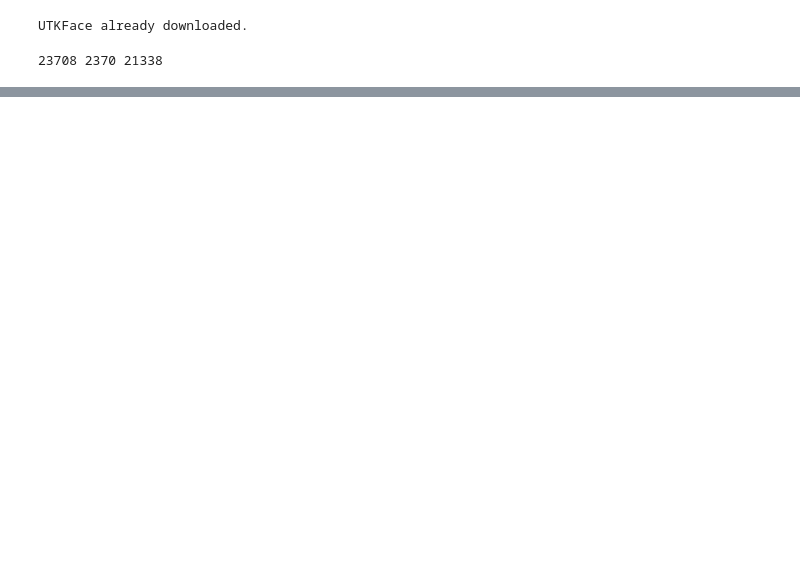
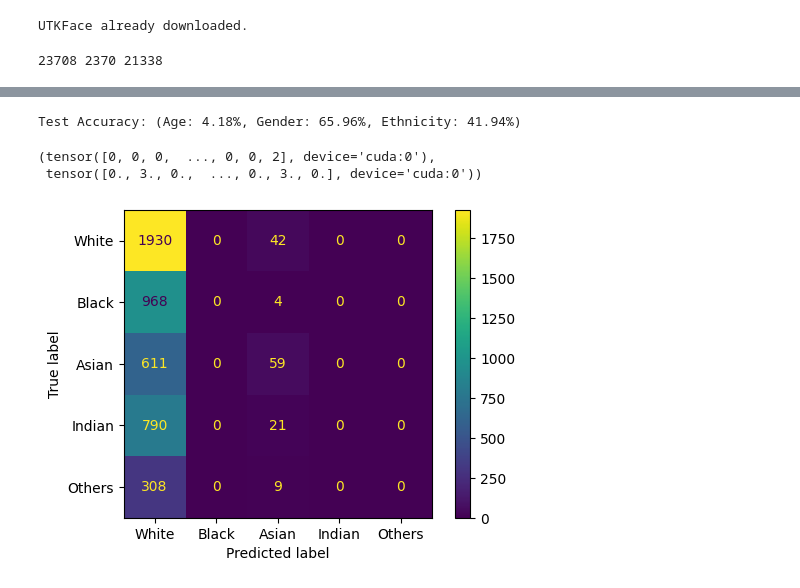
Before and after one commit to IsakLundstrom/D7047E_Exercises_and_Project, a Jupyter notebook: Project/train.ipynb, the cells around one changed output, grey strips where cells are left out. Saved outputs shown, nothing was run; the diff lists cells and outputs as text; code cells hidden in the pictures; blank space fills up the shorter version.

Commit message:
Model can run now :)

```diff
--- a/Project/train.ipynb
+++ b/Project/train.ipynb
@@ -165,15 +110,14 @@ class ResNetModel(nn.Module):
     def forward(self, x):
         resOut = F.relu(self.resnet.forward(x))
         ageOut = self.ageFc.forward(resOut)
-        #genderOut = self.ageFc.forward(resOut)
-        ethnicityOut = self.ageFc.forward(resOut)
-        genderOut = F.sigmoid(self.ageFc.forward(resOut))
-        #ethnicityOut = F.softmax(self.ageFc.forward(resOut))
+        #genderOut = self.genderFc.forward(resOut)
+        ethnicityOut = self.ethnicityFc.forward(resOut)
+        genderOut = F.sigmoid(self.genderFc.forward(resOut))
+        #ethnicityOut = F.softmax(self.ethnicityFc.forward(resOut))
         return ageOut, genderOut, ethnicityOut
 # %%
 # ResNetModel()
 # %%
-
 def lossAge(predictAge, targetAge):
     loss = F.mse_loss(predictAge, targetAge)
     return loss
@@ -194,7 +138,7 @@ def lossFunction(predictAge, predictGender, predictEthnicity, targetAge, targetG
     genderLoss = lossGender(predictGender, targetGender)
     ethnicityLoss = lossEthnicity(predictEthnicity, targetEthnicity)
     totalLoss = alpha * ageLoss + beta * genderLoss + gamma * ethnicityLoss
-    return totalLoss
+    return totalLoss, ageLoss, genderLoss, ethnicityLoss
 # %%
 def trainNetwork(model, optimizer, lossFunction, trainLoader, validLoader, epochs, device):
     model.train()
@@ -267,6 +230,6 @@ def trainNetwork(model, optimizer, lossFunction, trainLoader, validLoader, epoch
 # %%
-epochs = 1
-learningRate = 1e-3
+epochs = 6
+learningRate = 5e-3
 resnetModel = ResNetModel().to(device)
 
 optimizer = torch.optim.SGD(resnetModel.parameters(), lr=learningRate)
@@ -280,0 +305,25 @@ operable program or batch file.
+# %%
+agePredictions, genderPredictions, ethnicityPredictions, ageLabels, genderLabels, ethnicityLabels = testNetwork(resnetModel, validLoader, device)
+# %% [output]
+Test Accuracy: (Age: 4.18%, Gender: 65.96%, Ethnicity: 41.94%)
+# %%
+ethnicityPredictions, ethnicityLabels
+# %% [output]
+(tensor([0, 0, 0,  ..., 0, 0, 2], device='cuda:0'),
+ tensor([0., 3., 0.,  ..., 0., 3., 0.], device='cuda:0'))
+# %%
+
+GENDER = ['M', 'F']
+ETHNICITY = ['White', 'Black', 'Asian', 'Indian', 'Others']
+import pandas as pd
+import sklearn.metrics as skmetric
+
+matrix = skmetric.confusion_matrix(ethnicityLabels.cpu(), ethnicityPredictions.cpu())
+display = skmetric.ConfusionMatrixDisplay(confusion_matrix=matrix, display_labels=ETHNICITY)
+fig, ax = plt.subplots(figsize=(6,4))
+display.plot(ax=ax)
+plt.show()
+
+#print(skmetric.classification_report(arrayEmotionNumToString(testEncodedEmotionLabel), arrayEmotionNumToString(predTestEncodedEmotionLabel)))
+# %% [output]
+[figure, added]
```
Also changed, not shown: parts of 9 cells of this notebook.
